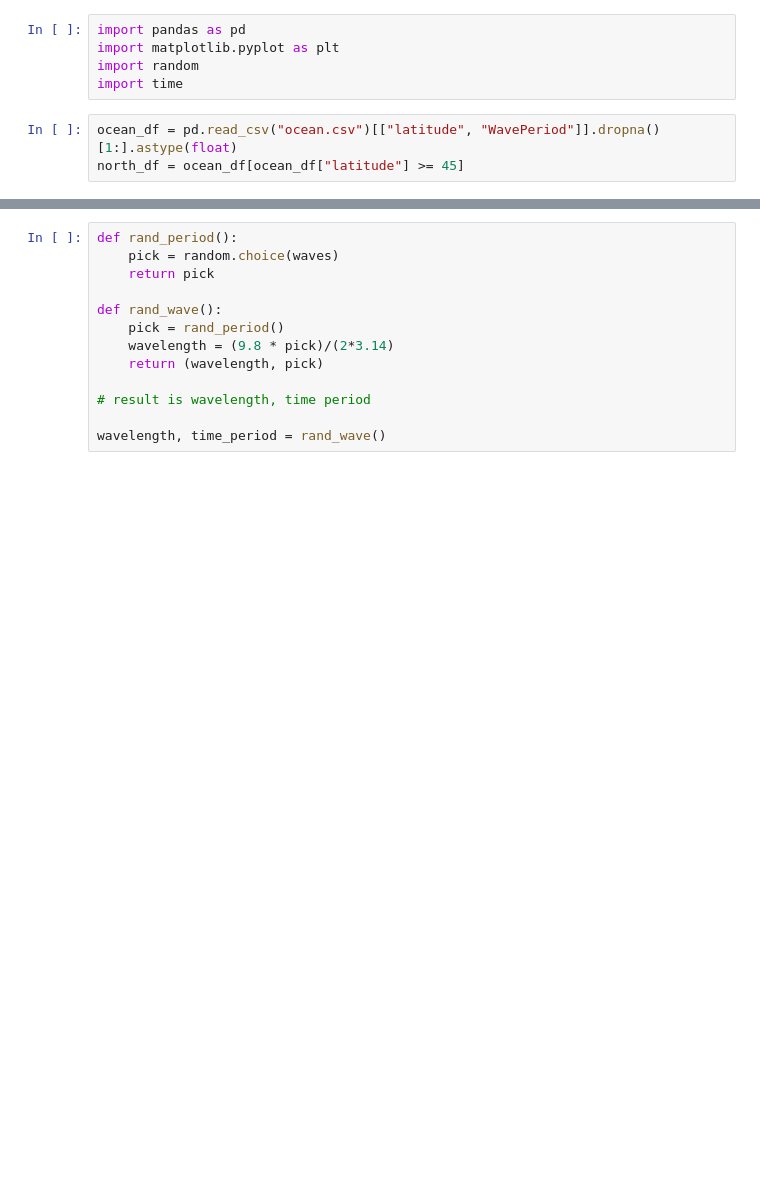
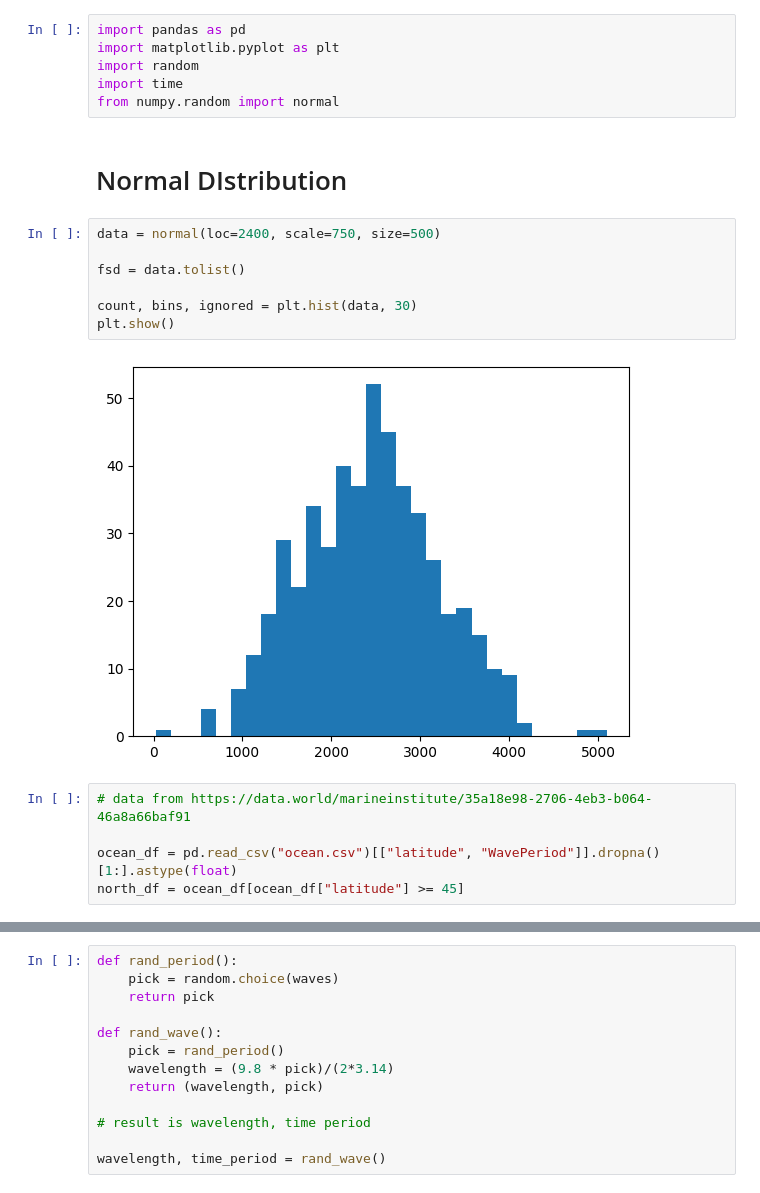
Before and after one commit to Marissa-working/Ice-Floe-Research, a Jupyter notebook: ice_floe.ipynb, the cells around one changed output, grey strips where cells are left out. Drawn from its saved outputs; the diff is of its cells as text; blank space fills up the shorter version.

```diff
--- a/ice_floe.ipynb
+++ b/ice_floe.ipynb
@@ -3,7 +3,21 @@ import pandas as pd
 import matplotlib.pyplot as plt
 import random
 import time
+from numpy.random import normal
+# %% [markdown]
+# Normal DIstribution
+# %%
+data = normal(loc=2400, scale=750, size=500)
+
+fsd = data.tolist()
+
+count, bins, ignored = plt.hist(data, 30)
+plt.show()
+# %% [output]
+[figure, added]
 # %%
+# data from https://data.world/marineinstitute/35a18e98-2706-4eb3-b064-46a8a66baf91
+
 ocean_df = pd.read_csv("ocean.csv")[["latitude", "WavePeriod"]].dropna()[1:].astype(float)
 north_df = ocean_df[ocean_df["latitude"] >= 45]
 # %%
```
Also changed, not shown: parts of 10 cells of this notebook.
